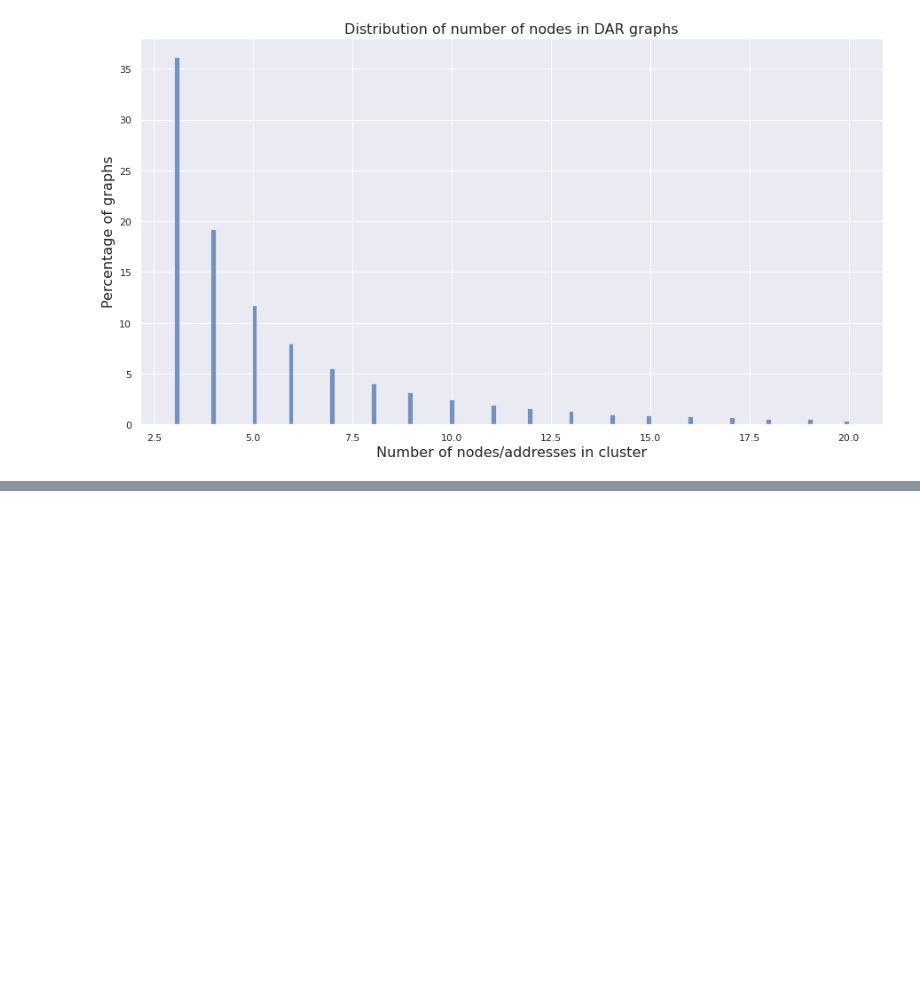
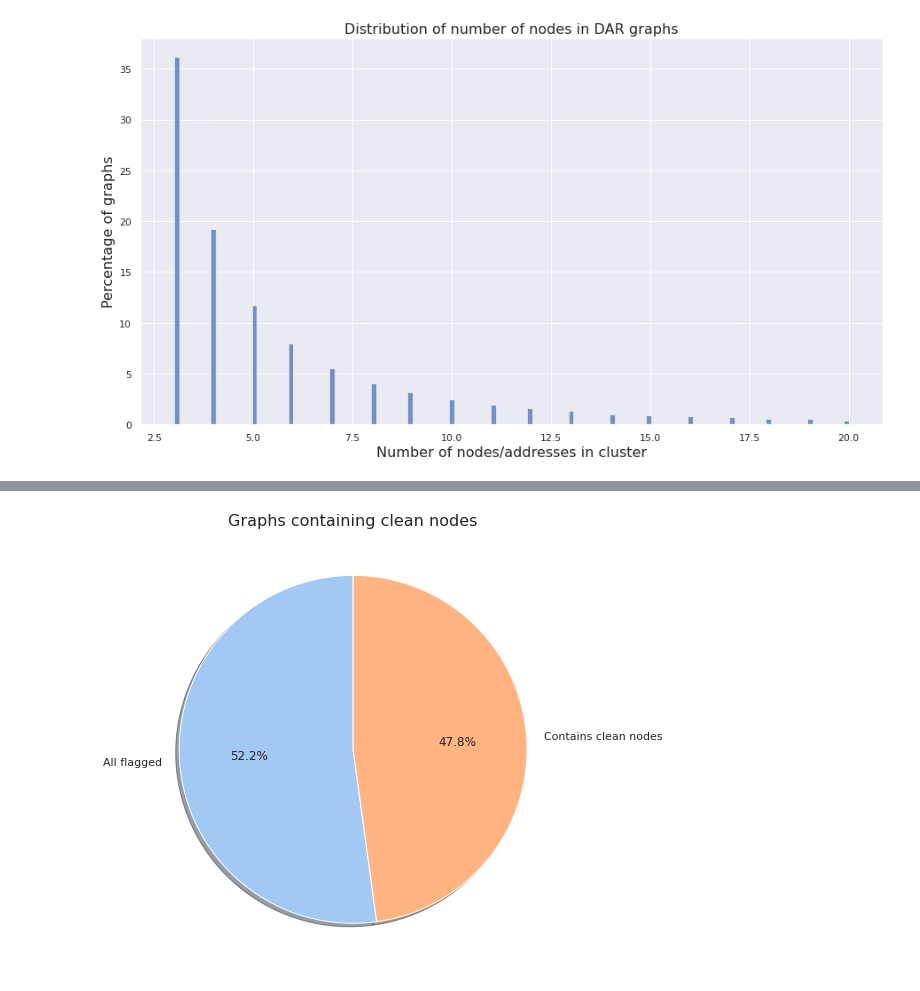
Before and after one commit to ethereum-aml-tool/indago, a Jupyter notebook: notebooks/cluster_results.ipynb, the cells around one changed output, grey strips where cells are left out. Cells and saved outputs as stored; diff of their text form; code cells hidden in the pictures; blank space fills up the shorter version.

```diff
--- a/notebooks/cluster_results.ipynb
+++ b/notebooks/cluster_results.ipynb
@@ -120,0 +162,15 @@ Text(0.5, 1.0, 'Distribution of number of nodes in DAR graphs')
+# %%
+n_unflagged = []
+for i, n in enumerate(flagged_counts):
+    n_unflagged.append(total_counts[i] - n)
+clusters_with_clean = list(filter(lambda x: x > 0, n_unflagged))
+
+data = [len(flagged_counts) - len(clusters_with_clean), len(clusters_with_clean)]
+labels = ['All flagged', 'Contains clean nodes']
+colors = sns.color_palette('pastel')[0:5]
+
+plt.pie(data, labels=labels, colors=colors, autopct='%1.1f%%', shadow=True, startangle=90)
+plt.title('Graphs containing clean nodes', fontsize=16)
+plt.show()
+# %% [output]
+[figure, added]
```
Also changed, not shown: parts of 3 cells of this notebook.
